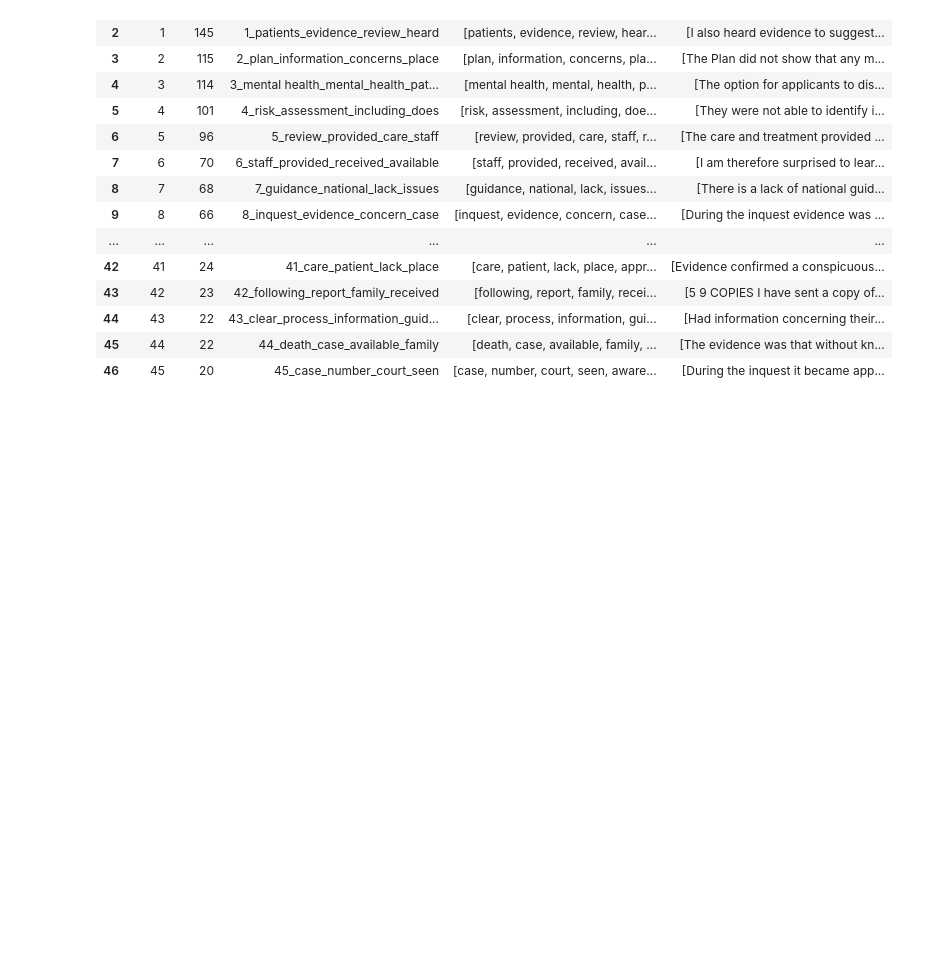
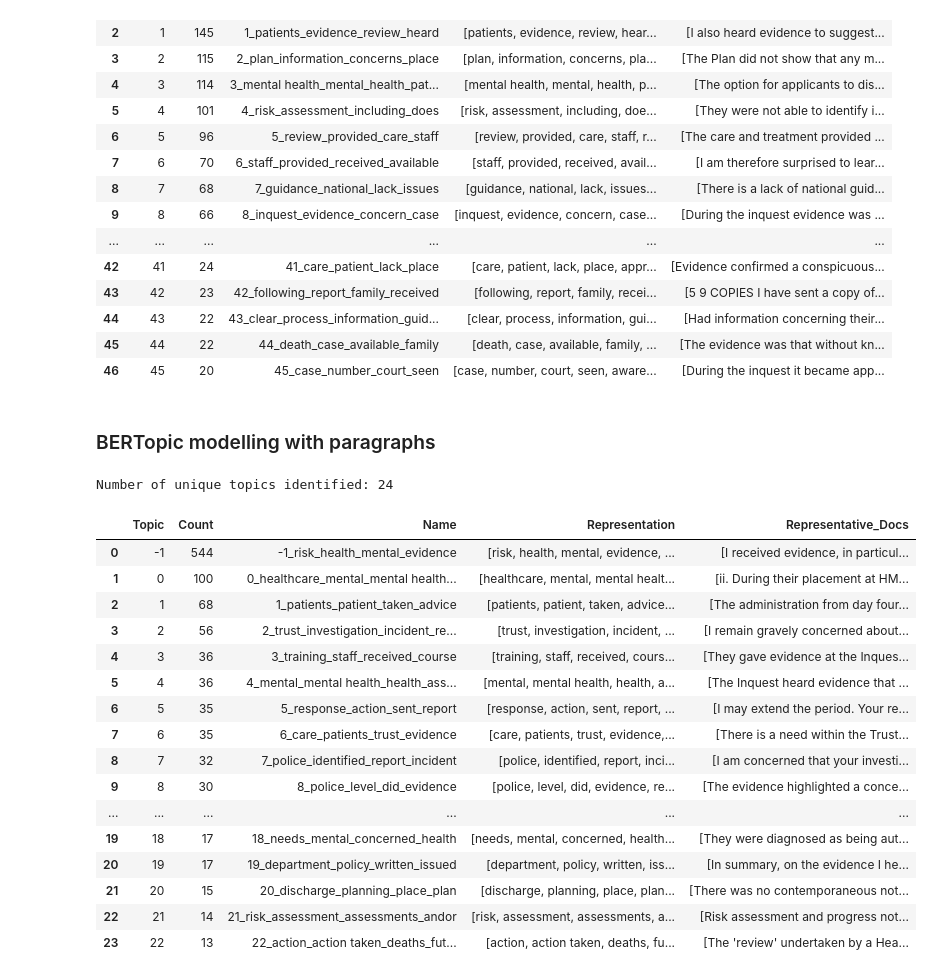
Before and after one commit to Samuel-Osian-Andrews/PFD_NLP, a Jupyter notebook: Scripts/3_BERTopic.ipynb, the cells around one changed output. Drawn from its saved outputs; the diff is of its cells as text; code cells hidden in the pictures; blank space fills up the shorter version.

Commit message:
Implement paragraph BERTopic

```diff
--- a/Scripts/3_BERTopic.ipynb
+++ b/Scripts/3_BERTopic.ipynb
@@ -515,3 +648,71 @@ representations.to_csv('../Data/topic_info.csv', index=False)
 topic_model.representative_docs_
 # %%
 processed_sentences
+# %% [markdown]
+### BERTopic modelling with paragraphs
+# %%
+# Extract our processed paragraphs as a list
+processed_paragraphs = pd.read_csv('../Data/processed_paragraphs.csv')
+processed_paragraphs = processed_paragraphs['ProcessedParagraph'].tolist()
+# %%
+from umap import UMAP
+from hdbscan import HDBSCAN
+from sklearn.feature_extraction.text import CountVectorizer
+from bertopic import BERTopic
+
+# Create a UMAP model
+umap_model_para = UMAP(n_neighbors=10,
+                  n_components=5,
+                  min_dist=0,
+                  random_state=230624)
+
+hdbscan_model_para = HDBSCAN(
+    min_cluster_size=12, # set to the number of clusters
+    #metric='cosine', # can choose euclidean, manhattan, cosine, etc.
+    cluster_selection_method='leaf', # can choose eom or leaf
+    prediction_data=True)
+
+vectorizer_model_para = CountVectorizer(
+    min_df=10,
+    ngram_range=(1,2),
+    stop_words="english")
+
+
+topic_model_para = BERTopic(#embedding_model=embedding_model, # ...custom embeddings
+                       umap_model=umap_model_para, # ...dimensionality reduction
+                       hdbscan_model=hdbscan_model_para, # ...clustering
+                       vectorizer_model=vectorizer_model_para, # ...vectoriser
+                       calculate_probabilities=True, # ...calculate probabilities
+                       )
+
+# Fit the model to data
+topics, probabilities = topic_model_para.fit_transform(processed_paragraphs)
+
+# Find unique topics
+unique_topics = set(topics)
+num_unique_topics = len(unique_topics)
+
+print(f"Number of unique topics identified: {num_unique_topics}")
+print("")
+
+# Get topic information
+topic_model_para.get_topic_info()
+# %% [output]
+Number of unique topics identified: 24
+|  | Topic | Count | Name | Representation | Representative_Docs |
+| 0 | -1 | 544 | -1_risk_health_mental_evidence | [risk, health, mental, evidence, ... | [I received evidence, in particul... |
+| 1 | 0 | 100 | 0_healthcare_mental_mental health... | [healthcare, mental, mental healt... | [ii. During their placement at HM... |
+| 2 | 1 | 68 | 1_patients_patient_taken_advice | [patients, patient, taken, advice... | [The administration from day four... |
+| 3 | 2 | 56 | 2_trust_investigation_incident_re... | [trust, investigation, incident, ... | [I remain gravely concerned about... |
+| 4 | 3 | 36 | 3_training_staff_received_course | [training, staff, received, cours... | [They gave evidence at the Inques... |
+| 5 | 4 | 36 | 4_mental_mental health_health_ass... | [mental, mental health, health, a... | [The Inquest heard evidence that ... |
+| 6 | 5 | 35 | 5_response_action_sent_report | [response, action, sent, report, ... | [I may extend the period. Your re... |
+| 7 | 6 | 35 | 6_care_patients_trust_evidence | [care, patients, trust, evidence,... | [There is a need within the Trust... |
+| 8 | 7 | 32 | 7_police_identified_report_incident | [police, identified, report, inci... | [I am concerned that your investi... |
+| 9 | 8 | 30 | 8_police_level_did_evidence | [police, level, did, evidence, re... | [The evidence highlighted a conce... |
+| ... | ... | ... | ... | ... | ... |
+| 19 | 18 | 17 | 18_needs_mental_concerned_health | [needs, mental, concerned, health... | [They were diagnosed as being aut... |
+| 20 | 19 | 17 | 19_department_policy_written_issued | [department, policy, written, iss... | [In summary, on the evidence I he... |
+| 21 | 20 | 15 | 20_discharge_planning_place_plan | [discharge, planning, place, plan... | [There was no contemporaneous not... |
+| 22 | 21 | 14 | 21_risk_assessment_assessments_andor | [risk, assessment, assessments, a... | [Risk assessment and progress not... |
+| 23 | 22 | 13 | 22_action_action taken_deaths_fut... | [action, action taken, deaths, fu... | [The 'review' undertaken by a Hea... |
```
Also changed, not shown: parts of 15 cells of this notebook, 2 other files.
